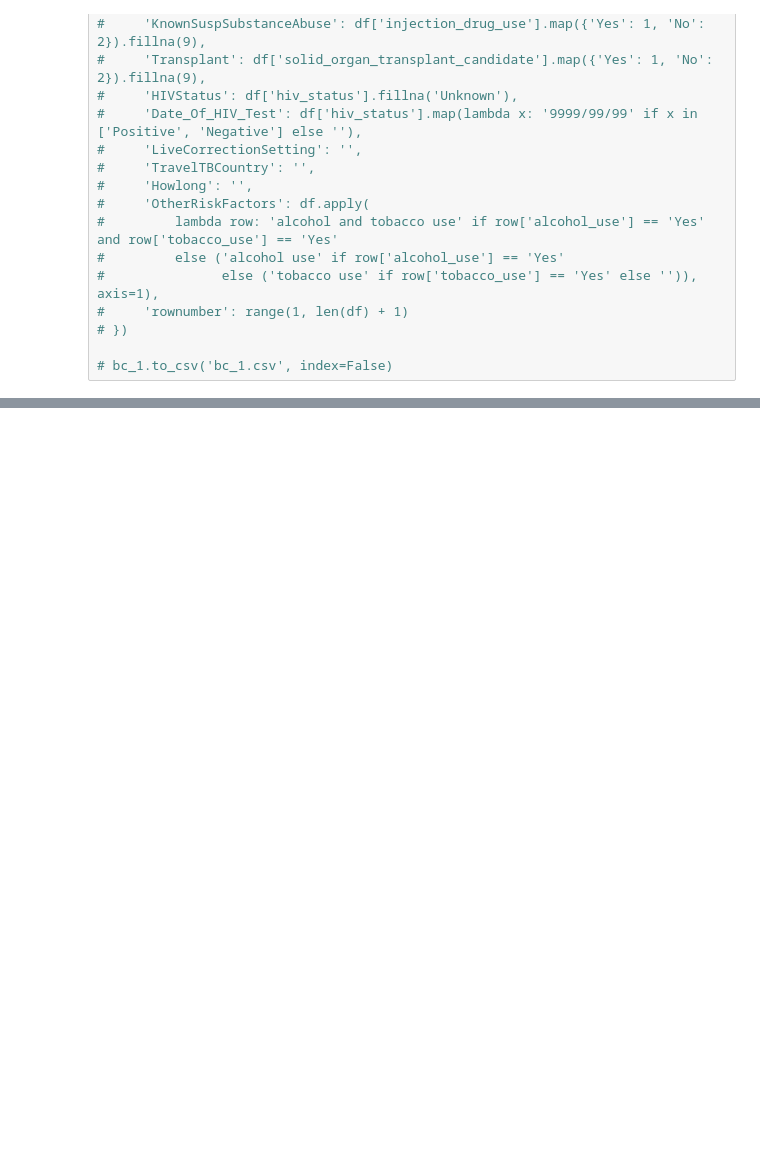
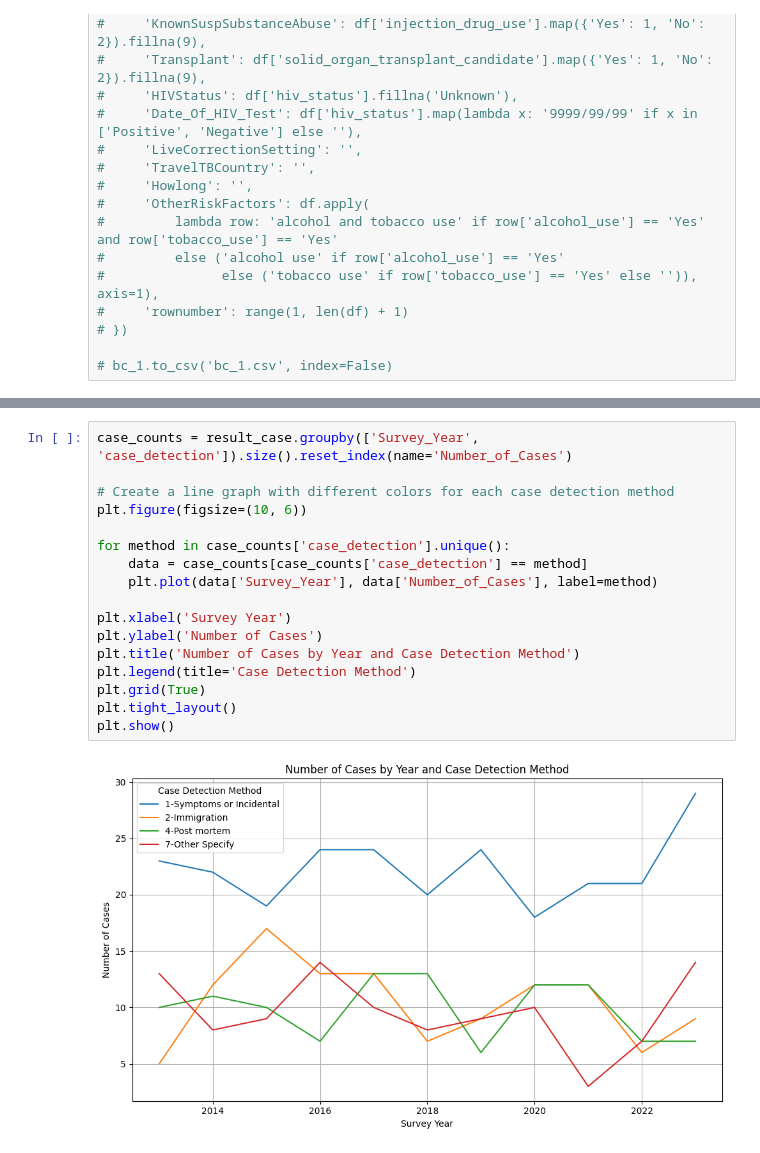
Before and after one commit to niranjan-ramesh/custom-images, a Jupyter notebook: analytics-environment/analyze-synthetic-data.ipynb, the cells around one changed output, grey strips where cells are left out. Drawn from its saved outputs; the diff is of its cells as text; blank space fills up the shorter version.

```diff
--- a/analytics-environment/analyze-synthetic-data.ipynb
+++ b/analytics-environment/analyze-synthetic-data.ipynb
@@ -545,0 +738,19 @@ plt.show()
+# %%
+case_counts = result_case.groupby(['Survey_Year', 'case_detection']).size().reset_index(name='Number_of_Cases')
+
+# Create a line graph with different colors for each case detection method
+plt.figure(figsize=(10, 6))
+
+for method in case_counts['case_detection'].unique():
+    data = case_counts[case_counts['case_detection'] == method]
+    plt.plot(data['Survey_Year'], data['Number_of_Cases'], label=method)
+
+plt.xlabel('Survey Year')
+plt.ylabel('Number of Cases')
+plt.title('Number of Cases by Year and Case Detection Method')
+plt.legend(title='Case Detection Method')
+plt.grid(True)
+plt.tight_layout()
+plt.show()
+# %% [output]
+[figure, added]
```
Also changed, not shown: parts of 27 cells of this notebook, 8 other files.
